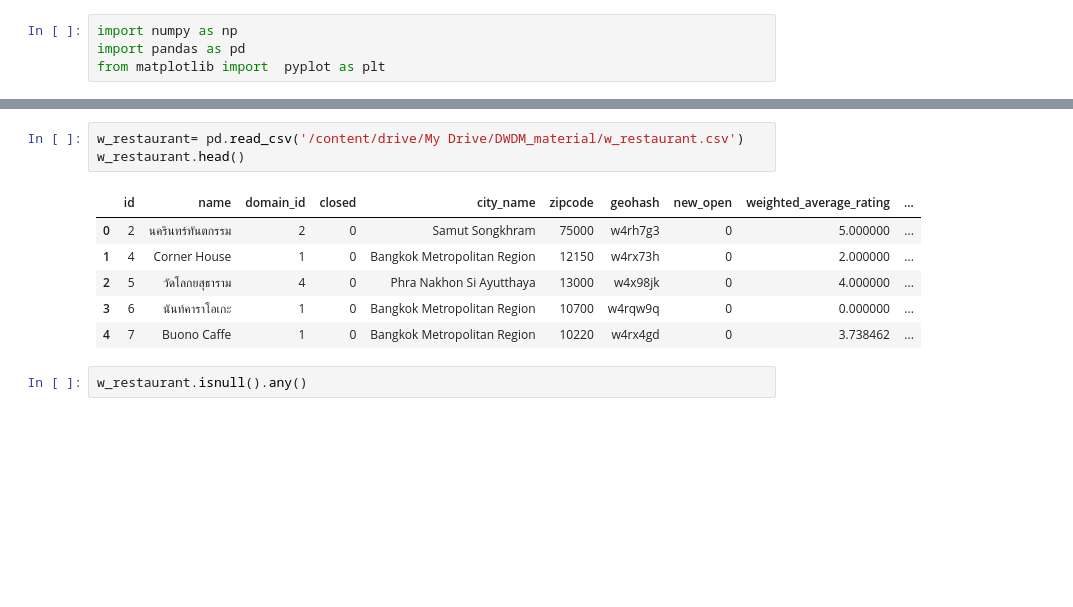
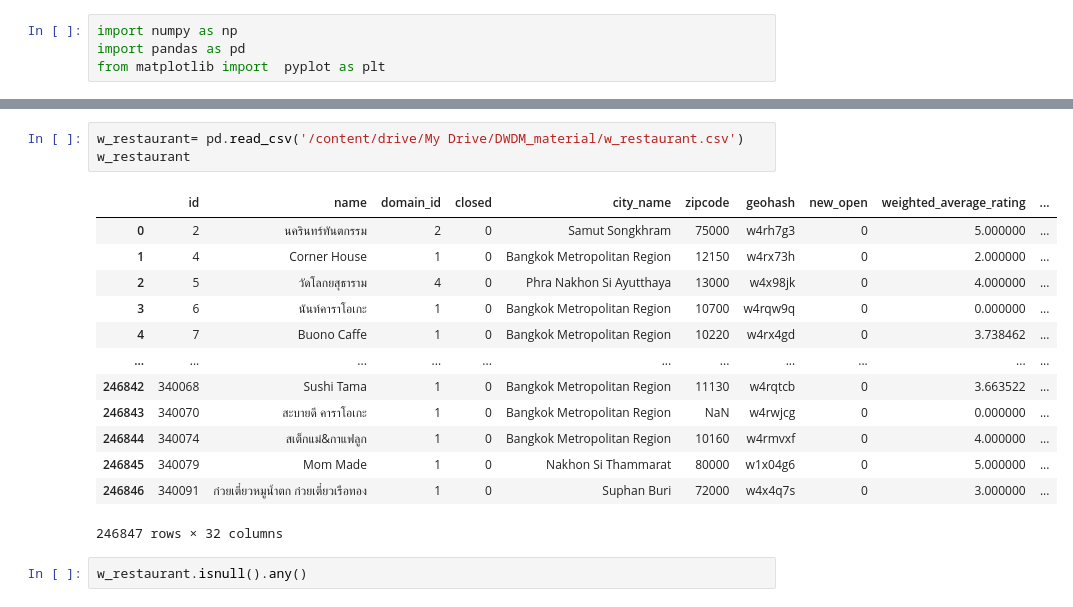
Before and after one commit to Toeylik/kku_data_mining, a Jupyter notebook: Final_Exam_2020.ipynb, the cells around one changed output, grey strips where cells are left out. Cells and saved outputs as stored; diff of their text form; blank space fills up the shorter version.

```diff
--- a/Final_Exam_2020.ipynb
+++ b/Final_Exam_2020.ipynb
@@ -28,13 +28,20 @@ Drive already mounted at /content/drive; to attempt to forcibly remount, call dr
 # %%
 w_restaurant= pd.read_csv('/content/drive/My Drive/DWDM_material/w_restaurant.csv')
-w_restaurant.head()
+w_restaurant
 # %% [output]
 |  | id | name | domain_id | closed | city_name | zipcode | geohash | new_open | weighted_average_rating | ... |
 | 0 | 2 | นครินทร์ทันตกรรม | 2 | 0 | Samut Songkhram | 75000 | w4rh7g3 | 0 | 5.000000 | ... |
 | 1 | 4 | Corner House | 1 | 0 | Bangkok Metropolitan Region | 12150 | w4rx73h | 0 | 2.000000 | ... |
 | 2 | 5 | วัดโลกยสุธาราม | 4 | 0 | Phra Nakhon Si Ayutthaya | 13000 | w4x98jk | 0 | 4.000000 | ... |
 | 3 | 6 | นันท์คาราโอเกะ | 1 | 0 | Bangkok Metropolitan Region | 10700 | w4rqw9q | 0 | 0.000000 | ... |
 | 4 | 7 | Buono Caffe | 1 | 0 | Bangkok Metropolitan Region | 10220 | w4rx4gd | 0 | 3.738462 | ... |
+| ... | ... | ... | ... | ... | ... | ... | ... | ... | ... | ... |
+| 246842 | 340068 | Sushi Tama | 1 | 0 | Bangkok Metropolitan Region | 11130 | w4rqtcb | 0 | 3.663522 | ... |
+| 246843 | 340070 | สะบายดี คาราโอเกะ | 1 | 0 | Bangkok Metropolitan Region | NaN | w4rwjcg | 0 | 0.000000 | ... |
+| 246844 | 340074 | สเต็กแม่&กาแฟลูก | 1 | 0 | Bangkok Metropolitan Region | 10160 | w4rmvxf | 0 | 4.000000 | ... |
+| 246845 | 340079 | Mom Made | 1 | 0 | Nakhon Si Thammarat | 80000 | w1x04g6 | 0 | 5.000000 | ... |
+| 246846 | 340091 | ก๋วยเตี๋ยวหมูน้ำตก ก๋วยเตี๋ยวเรือทอง | 1 | 0 | Suphan Buri | 72000 | w4x4q7s | 0 | 3.000000 | ... |
+246847 rows × 32 columns
 # %%
 w_restaurant.isnull().any()
 # %% [output]
```
Also changed, not shown: parts of 11 cells of this notebook.
